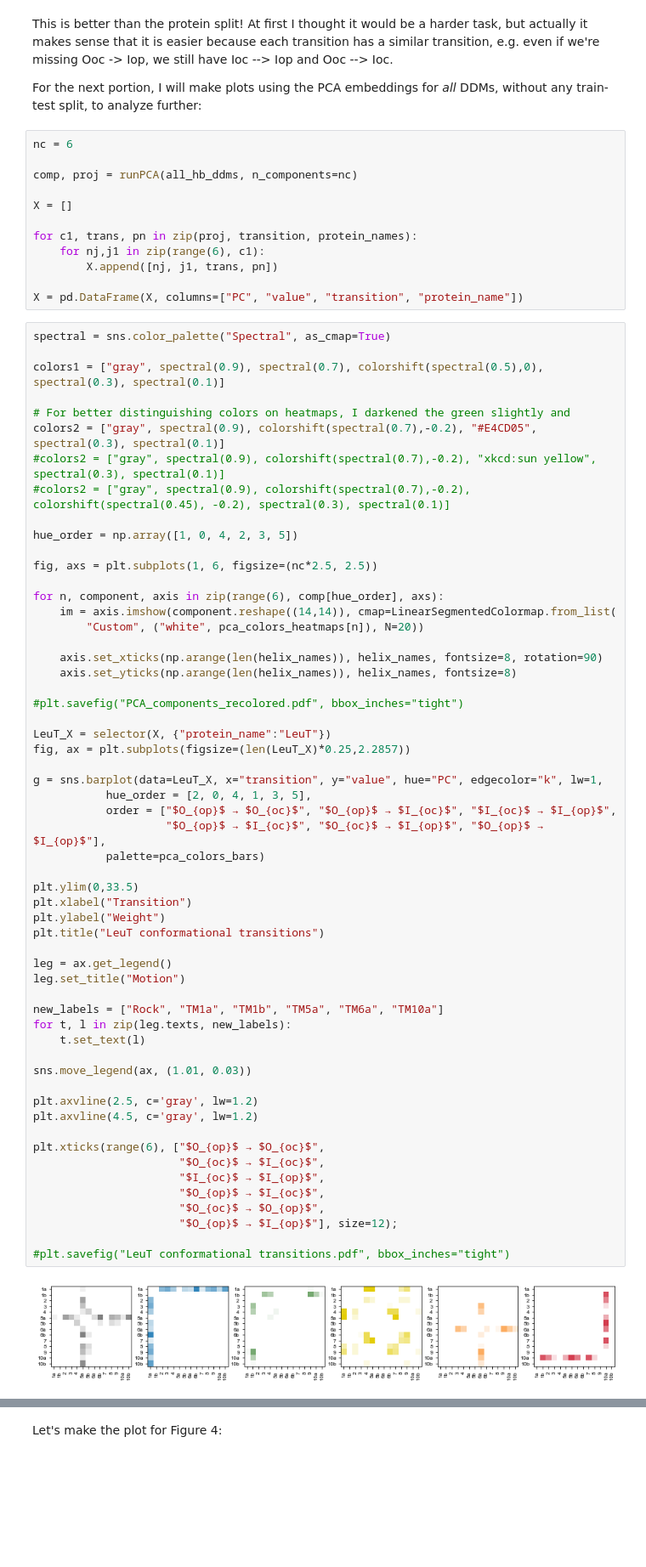
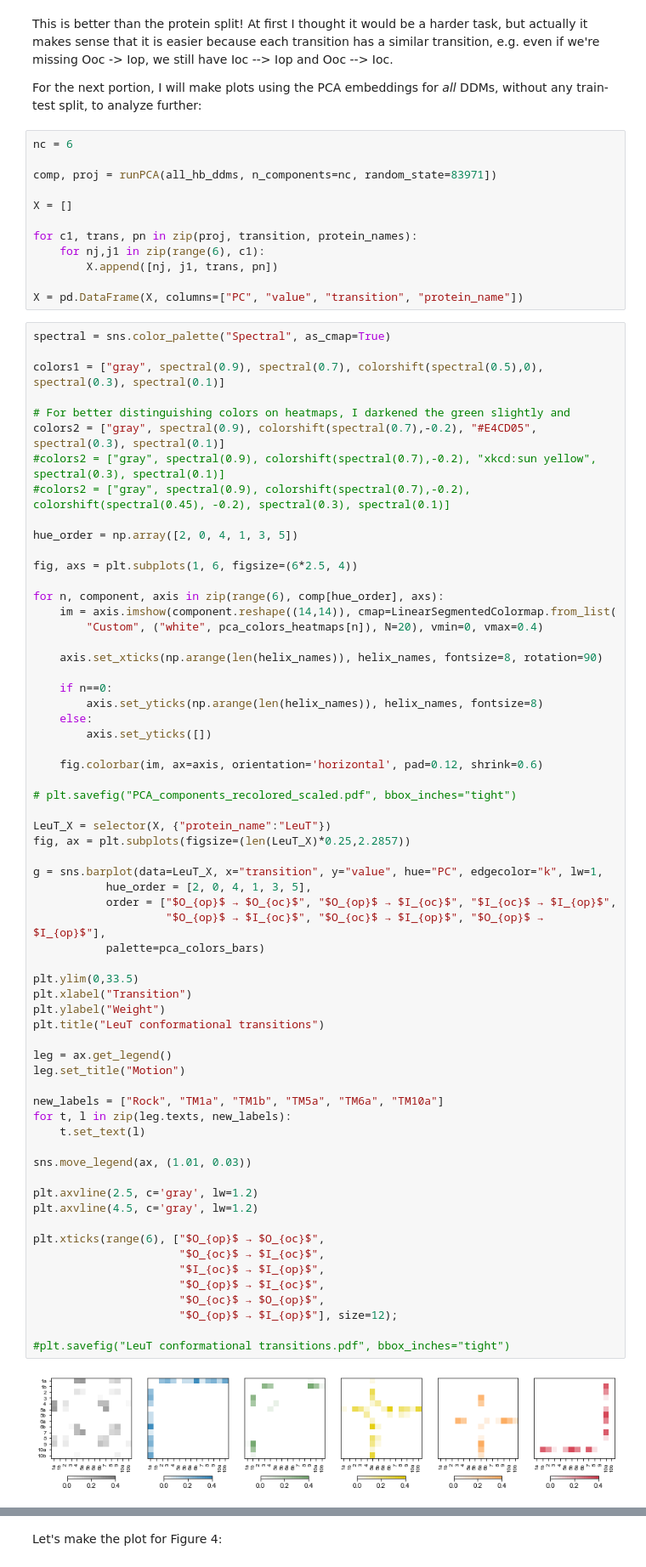
Before and after one commit to GaudetLab/pyDDM, a Jupyter notebook: PCA on the DDMs.ipynb, the cells around one changed output, grey strips where cells are left out. Shown at 85% size. Cells and saved outputs as stored; diff of their text form; blank space fills up the shorter version.

```diff
--- a/PCA on the DDMs.ipynb
+++ b/PCA on the DDMs.ipynb
@@ -341,7 +340,7 @@ For the next portion, I will make plots using the PCA embeddings for *all* DDMs,
 # %%
 nc = 6
 
-comp, proj = runPCA(all_hb_ddms, n_components=nc)
+comp, proj = runPCA(all_hb_ddms, n_components=nc, random_state=83971])
 
 X = []
 
@@ -360,18 +359,24 @@ colors2 = ["gray", spectral(0.9), colorshift(spectral(0.7),-0.2), "#E4CD05", spe
 #colors2 = ["gray", spectral(0.9), colorshift(spectral(0.7),-0.2), "xkcd:sun yellow", spectral(0.3), spectral(0.1)]
 #colors2 = ["gray", spectral(0.9), colorshift(spectral(0.7),-0.2), colorshift(spectral(0.45), -0.2), spectral(0.3), spectral(0.1)]
 
-hue_order = np.array([1, 0, 4, 2, 3, 5])
+hue_order = np.array([2, 0, 4, 1, 3, 5])
 
-fig, axs = plt.subplots(1, 6, figsize=(nc*2.5, 2.5))
+fig, axs = plt.subplots(1, 6, figsize=(6*2.5, 4))
 
 for n, component, axis in zip(range(6), comp[hue_order], axs):
     im = axis.imshow(component.reshape((14,14)), cmap=LinearSegmentedColormap.from_list(
-        "Custom", ("white", pca_colors_heatmaps[n]), N=20))
+        "Custom", ("white", pca_colors_heatmaps[n]), N=20), vmin=0, vmax=0.4)
 
     axis.set_xticks(np.arange(len(helix_names)), helix_names, fontsize=8, rotation=90)
-    axis.set_yticks(np.arange(len(helix_names)), helix_names, fontsize=8)
 
-#plt.savefig("PCA_components_recolored.pdf", bbox_inches="tight")
+    if n==0:
+        axis.set_yticks(np.arange(len(helix_names)), helix_names, fontsize=8)
+    else:
+        axis.set_yticks([])
+
+    fig.colorbar(im, ax=axis, orientation='horizontal', pad=0.12, shrink=0.6)
+
+# plt.savefig("PCA_components_recolored_scaled.pdf", bbox_inches="tight")
 
 LeuT_X = selector(X, {"protein_name":"LeuT"})
 fig, ax = plt.subplots(figsize=(len(LeuT_X)*0.25,2.2857))
@@ -381,34 +386,34 @@ g = sns.barplot(data=LeuT_X, x="transition", y="value", hue="PC", edgecolor="k",
            order = ["$O_{op}$ → $O_{oc}$", "$O_{op}$ → $I_{oc}$", "$I_{oc}$ → $I_{op}$",
                     "$O_{op}$ → $I_{oc}$", "$O_{oc}$ → $I_{op}$", "$O_{op}$ → $I_{op}$"],
            palette=pca_colors_bars)
 
 plt.ylim(0,33.5)
 plt.xlabel("Transition")
 plt.ylabel("Weight")
 plt.title("LeuT conformational transitions")
 
 leg = ax.get_legend()
 leg.set_title("Motion")
 
 new_labels = ["Rock", "TM1a", "TM1b", "TM5a", "TM6a", "TM10a"]
 for t, l in zip(leg.texts, new_labels):
     t.set_text(l)
 
 sns.move_legend(ax, (1.01, 0.03))
 
 plt.axvline(2.5, c='gray', lw=1.2)
 plt.axvline(4.5, c='gray', lw=1.2)
 
 plt.xticks(range(6), ["$O_{op}$ → $O_{oc}$",
                       "$O_{oc}$ → $I_{oc}$",
                       "$I_{oc}$ → $I_{op}$",
                       "$O_{op}$ → $I_{oc}$",
                       "$O_{oc}$ → $O_{op}$",
                       "$O_{op}$ → $I_{op}$"], size=12);
 
 #plt.savefig("LeuT conformational transitions.pdf", bbox_inches="tight")
 # %% [output]
-[figure, old version]
+[figure, new version]
 [figure]
 # %%
 fig, ax = plt.subplots(6,1,figsize=(9*6*0.25,2.2857*6),sharex=True, sharey=True)
```
Also changed, not shown: parts of 3 cells of this notebook, 4 other files.
